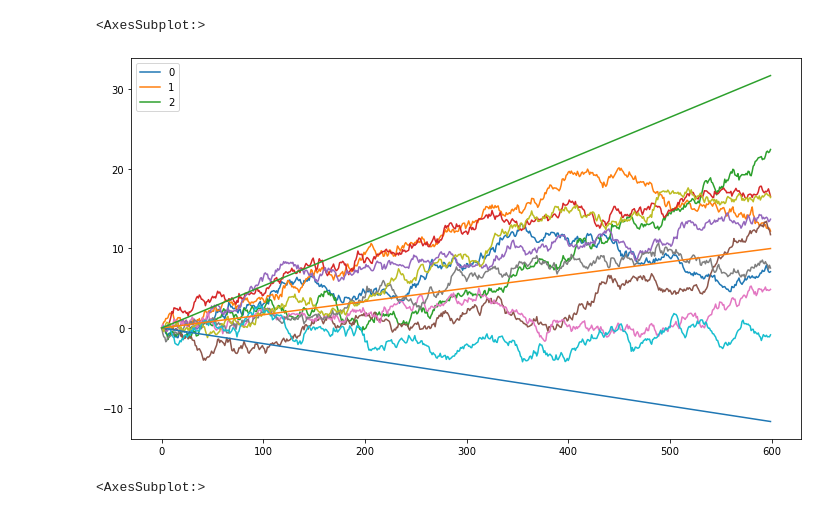
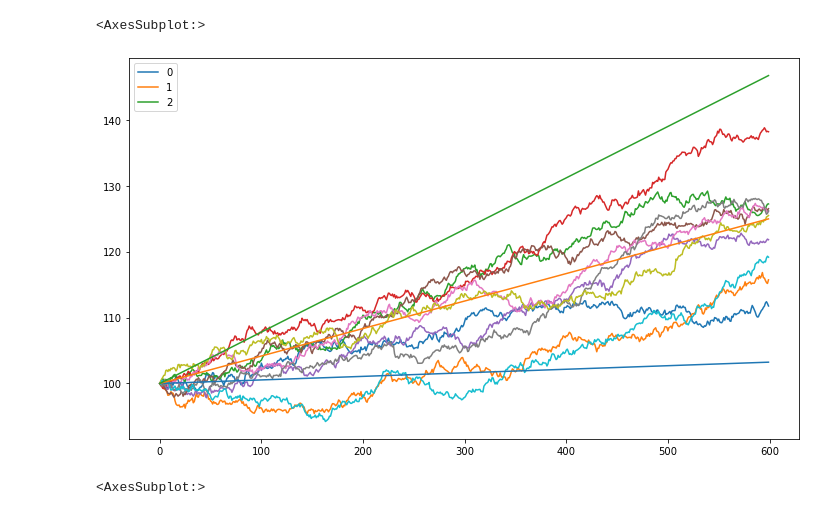
Before and after one commit to scuervo91/dcapy, a Jupyter notebook: examples/Weiner_procces.ipynb, the cells around one changed output. Drawn from its saved outputs; the diff is of its cells as text; code cells hidden in the pictures.

```diff
--- a/examples/Weiner_procces.ipynb
+++ b/examples/Weiner_procces.ipynb
@@ -29,14 +29,14 @@ df.plot(ax=ax,legend=False)
 # %%
-x1 = Weiner(initial_condition=0,generator=stats.norm, mu=0.2, kw_generator={'scale':1},freq_mu='A')
+x1 = Weiner(initial_condition=100,generator=stats.norm, mu=0.5, kw_generator={'scale':1},freq_mu='A')
 
 fig,ax = plt.subplots(figsize=(12,7))
 df1 = x1.brownian_motion(50*12,10, freq='M')
 df1.plot(ax=ax,legend=False)
 df1a = x1.brownian_motion(50*12,3, freq='M',interval=0.1)
 df1a.plot(ax=ax)
 # %% [output]
 <AxesSubplot:>
-[figure, old version]
+[figure, new version]
 # %%
 x2 = Weiner(initial_condition=0,generator=stats.norm, mu=0.2/12, kw_generator={'scale':0.2887},freq_mu='M', seed=910821)
 
```
Also changed, not shown: parts of 3 cells of this notebook, 1 other file.
